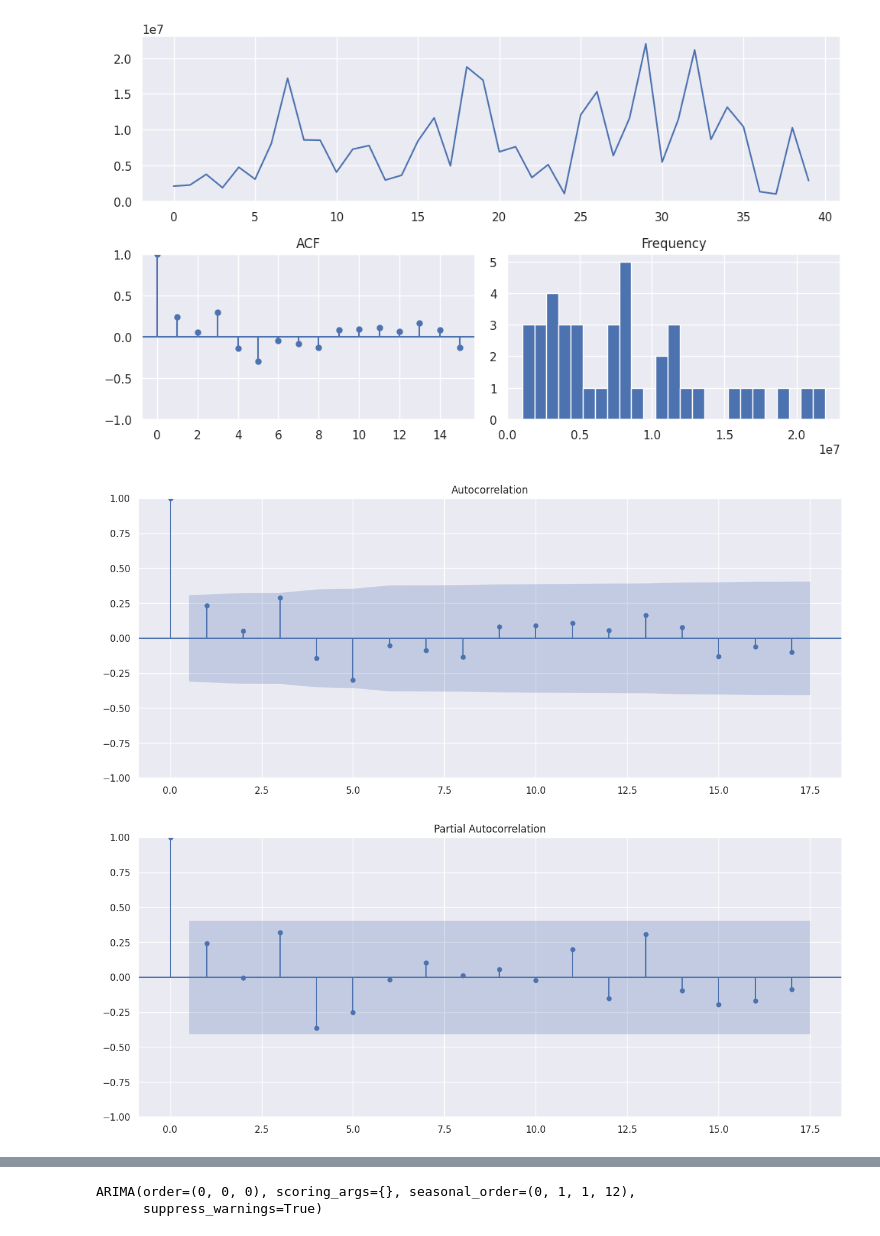
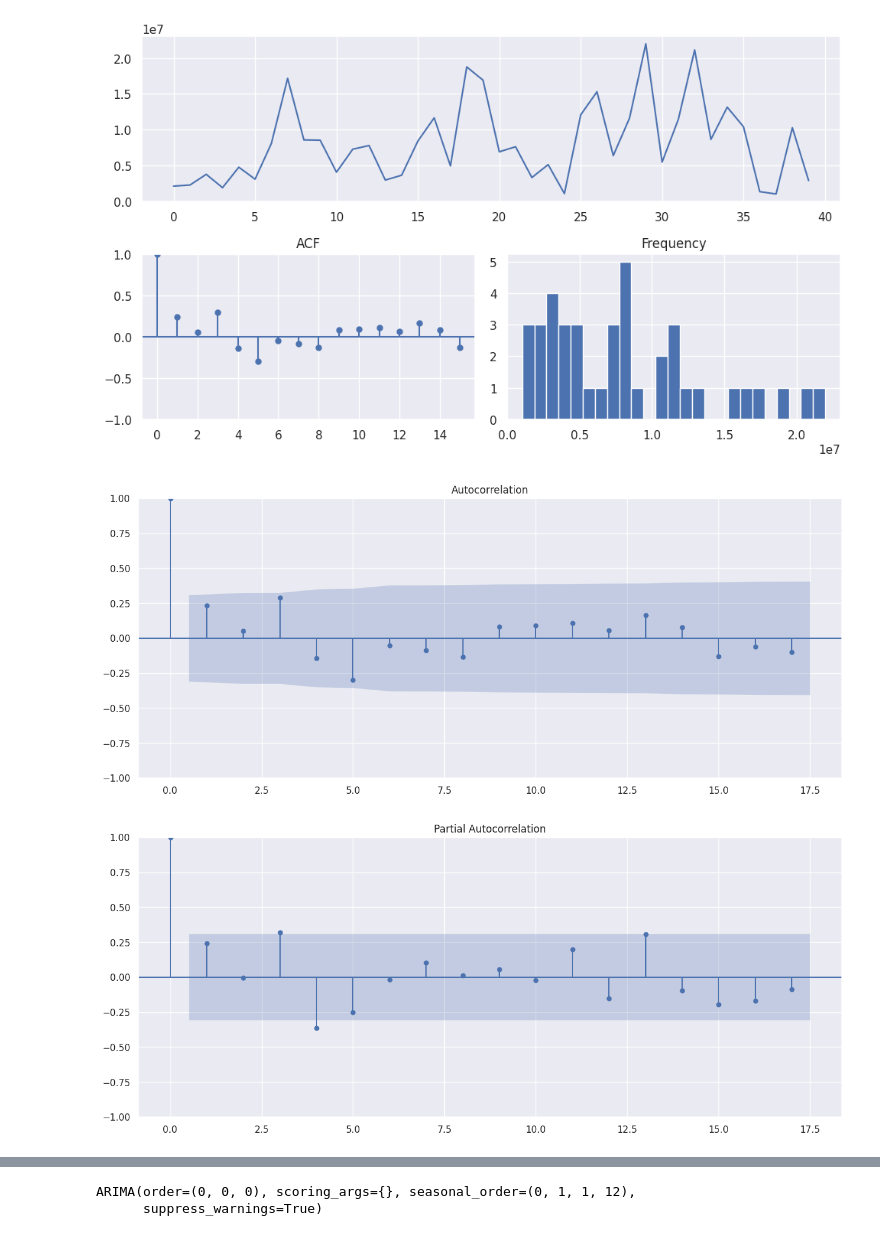
Before and after one commit to roliveira15/Data_Science_Sales_Forecast, a Jupyter notebook: Sales_Forecast.ipynb, the cells around one changed output, grey strips where cells are left out. Saved outputs shown, nothing was run; the diff lists cells and outputs as text; code cells hidden in the pictures.

```diff
--- a/Sales_Forecast.ipynb
+++ b/Sales_Forecast.ipynb
@@ -288,10 +291,10 @@ tsdisplay(results.observed,lag_max=15,figsize=(10,6))
 [figure]
 # %%
 plot_acf(results.observed, alpha=0.05);
-plot_pacf(results.observed, alpha=0.01);
+plot_pacf(results.observed, alpha=0.05);
 # %% [output]
 [figure]
-[figure, old version]
+[figure, new version]
 # %%
 stepwise=auto_arima(results.observed,
                     start_p=1,
```
Also changed, not shown: parts of 4 cells of this notebook.
